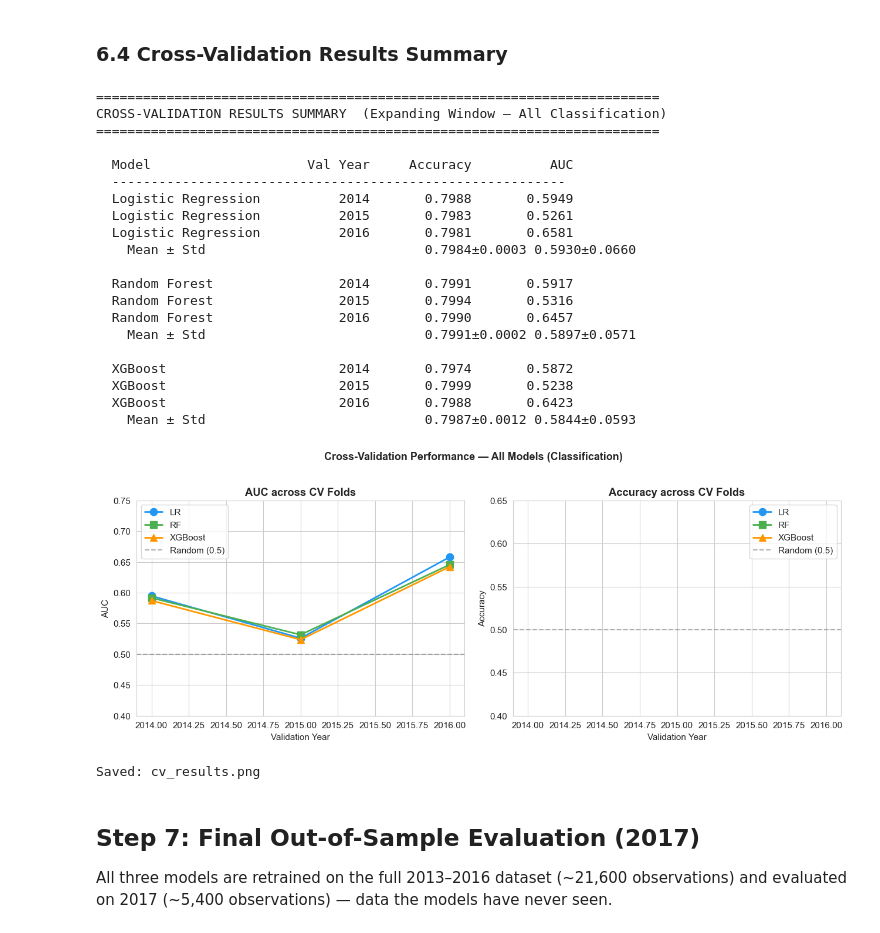
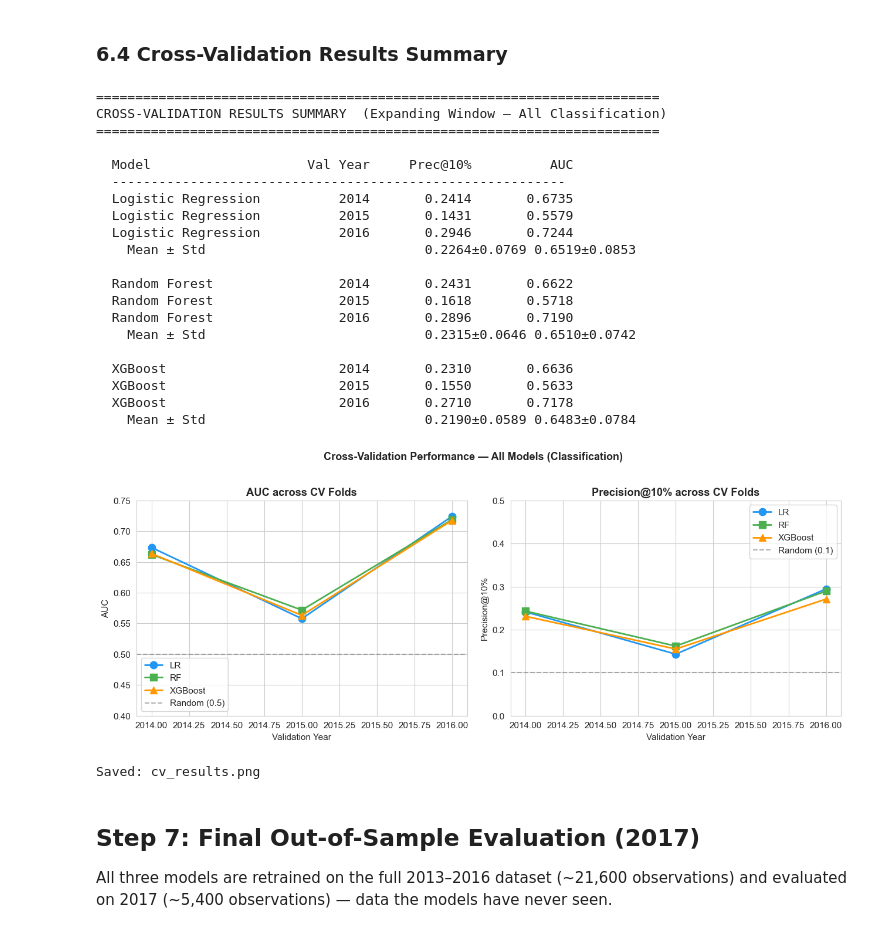
Before and after one commit to liuchy-jr/SP500-Equity-Selection-Using-ML, a Jupyter notebook: sp500_ml_project.ipynb, the cells around one changed output. Drawn from its saved outputs; the diff is of its cells as text; code cells hidden in the pictures.

```diff
--- a/sp500_ml_project.ipynb
+++ b/sp500_ml_project.ipynb
@@ -788,21 +944,19 @@ for train_yrs, val_yr in CV_FOLDS:
     rf = RandomForestClassifier(n_estimators=100, max_depth=max_d,
                                 min_samples_leaf=min_leaf, random_state=42, n_jobs=-1)
     rf.fit(X_tr, y_tr_c)
-    prob = rf.predict_proba(X_va)[:, 1]   # probability of being in top-20% (training label threshold)
-    pred = (prob >= 0.5).astype(int)
-
-    acc = accuracy_score(y_va_c, pred)
+    prob = rf.predict_proba(X_va)[:, 1]   # probability of being in top-10% (training label threshold)
+    prec = precision_at_k(y_va_c, prob)
     auc = roc_auc_score(y_va_c, prob)
-    rf_cv_results.append({'val_year': val_yr, 'accuracy': acc, 'auc': auc})
+    rf_cv_results.append({'val_year': val_yr, 'prec_at_k': prec, 'auc': auc})
     # Store probability scores, actual 3-month forward returns, and ym for month-by-month portfolio
     rf_val_preds[val_yr] = {'tickers': va_df['ticker'].values,
                             'score':   prob,
                             'actual':  y_va_r,
                             'ym':      va_df['ym'].values}
-    print(f'  Val {val_yr}:  Accuracy = {acc:.4f}  |  AUC = {auc:.4f}')
+    print(f'  Val {val_yr}:  Prec@10% = {prec:.4f}  |  AUC = {auc:.4f}')
 
 rf_cv_df = pd.DataFrame(rf_cv_results)
-print(f'\n  Mean Accuracy : {rf_cv_df.accuracy.mean():.4f} +/- {rf_cv_df.accuracy.std():.4f}')
+print(f'\n  Mean Prec@10% : {rf_cv_df.prec_at_k.mean():.4f} +/- {rf_cv_df.prec_at_k.std():.4f}')
 print(f'  Mean AUC      : {rf_cv_df.auc.mean():.4f} +/- {rf_cv_df.auc.std():.4f}')
 # %% [output]
 Random Forest CV Results  (max_depth=3, min_leaf=10)
@@ -866,20 +1020,18 @@ if XGB_AVAILABLE:
             use_label_encoder=False, eval_metric='logloss', random_state=42)
         model.fit(X_tr, y_tr_c)
         prob = model.predict_proba(X_va)[:, 1]
-        pred = (prob >= 0.5).astype(int)
-
-        acc = accuracy_score(y_va_c, pred)
+        prec = precision_at_k(y_va_c, prob)
         auc = roc_auc_score(y_va_c, prob)
-        xgb_cv_results.append({'val_year': val_yr, 'accuracy': acc, 'auc': auc})
+        xgb_cv_results.append({'val_year': val_yr, 'prec_at_k': prec, 'auc': auc})
         # Store probability scores, actual 3-month forward returns, and ym for month-by-month portfolio
         xgb_val_preds[val_yr] = {'tickers': va_df['ticker'].values,
                                   'score':   prob,
                                   'actual':  y_va_r,
                                   'ym':      va_df['ym'].values}
-        print(f'  Val {val_yr}:  Accuracy = {acc:.4f}  |  AUC = {auc:.4f}')
+        print(f'  Val {val_yr}:  Prec@10% = {prec:.4f}  |  AUC = {auc:.4f}')
 
     xgb_cv_df = pd.DataFrame(xgb_cv_results)
-    print(f'\n  Mean Accuracy : {xgb_cv_df.accuracy.mean():.4f} +/- {xgb_cv_df.accuracy.std():.4f}')
+    print(f'\n  Mean Prec@10% : {xgb_cv_df.prec_at_k.mean():.4f} +/- {xgb_cv_df.prec_at_k.std():.4f}')
     print(f'  Mean AUC      : {xgb_cv_df.auc.mean():.4f} +/- {xgb_cv_df.auc.std():.4f}')
 
 else:
@@ -915,15 +1067,15 @@ print('=' * 72)
 print('CROSS-VALIDATION RESULTS SUMMARY  (Expanding Window — All Classification)')
 print('=' * 72)
 
-print(f'\n  {"Model":<22} {"Val Year":>10} {"Accuracy":>12} {"AUC":>12}')
+print(f'\n  {"Model":<22} {"Val Year":>10} {"Prec@10%":>12} {"AUC":>12}')
 print('  ' + '-' * 58)
 
 # Logistic Regression
 for _, row in lr_cv_df.iterrows():
     print(f'  {"Logistic Regression":<22} {int(row.val_year):>10} '
-          f'{row.accuracy:>12.4f} {row.auc:>12.4f}')
+          f'{row.prec_at_k:>12.4f} {row.auc:>12.4f}')
 print(f'  {"  Mean ± Std":<22} {"":>10} '
-      f'{lr_cv_df.accuracy.mean():>12.4f}±{lr_cv_df.accuracy.std():.4f} '
+      f'{lr_cv_df.prec_at_k.mean():>12.4f}±{lr_cv_df.prec_at_k.std():.4f} '
       f'{lr_cv_df.auc.mean():>6.4f}±{lr_cv_df.auc.std():.4f}')
 
 print()
@@ -931,9 +1083,9 @@ print()
 # Random Forest
 for _, row in rf_cv_df.iterrows():
     print(f'  {"Random Forest":<22} {int(row.val_year):>10} '
-          f'{row.accuracy:>12.4f} {row.auc:>12.4f}')
+          f'{row.prec_at_k:>12.4f} {row.auc:>12.4f}')
 print(f'  {"  Mean ± Std":<22} {"":>10} '
-      f'{rf_cv_df.accuracy.mean():>12.4f}±{rf_cv_df.accuracy.std():.4f} '
+      f'{rf_cv_df.prec_at_k.mean():>12.4f}±{rf_cv_df.prec_at_k.std():.4f} '
       f'{rf_cv_df.auc.mean():>6.4f}±{rf_cv_df.auc.std():.4f}')
 
 # XGBoost
@@ -941,31 +1093,31 @@ if XGB_AVAILABLE and xgb_cv_df is not None:
     print()
     for _, row in xgb_cv_df.iterrows():
         print(f'  {"XGBoost":<22} {int(row.val_year):>10} '
-              f'{row.accuracy:>12.4f} {row.auc:>12.4f}')
+              f'{row.prec_at_k:>12.4f} {row.auc:>12.4f}')
     print(f'  {"  Mean ± Std":<22} {"":>10} '
-          f'{xgb_cv_df.accuracy.mean():>12.4f}±{xgb_cv_df.accuracy.std():.4f} '
+          f'{xgb_cv_df.prec_at_k.mean():>12.4f}±{xgb_cv_df.prec_at_k.std():.4f} '
           f'{xgb_cv_df.auc.mean():>6.4f}±{xgb_cv_df.auc.std():.4f}')
 # %% [output]
 ========================================================================
 CROSS-VALIDATION RESULTS SUMMARY  (Expanding Window — All Classification)
 ========================================================================
 
-  Model                    Val Year     Accuracy          AUC
+  Model                    Val Year     Prec@10%          AUC
   ----------------------------------------------------------
-  Logistic Regression          2014       0.7988       0.5949
-  Logistic Regression          2015       0.7983       0.5261
-  Logistic Regression          2016       0.7981       0.6581
-    Mean ± Std                            0.7984±0.0003 0.5930±0.0660
+  Logistic Regression          2014       0.2414       0.6735
+  Logistic Regression          2015       0.1431       0.5579
+  Logistic Regression          2016       0.2946       0.7244
+    Mean ± Std                            0.2264±0.0769 0.6519±0.0853
 
-  Random Forest                2014       0.7991       0.5917
-  Random Forest                2015       0.7994       0.5316
-  Random Forest                2016       0.7990       0.6457
-    Mean ± Std                            0.7991±0.0002 0.5897±0.0571
+  Random Forest                2014       0.2431       0.6622
+  Random Forest                2015       0.1618       0.5718
+  Random Forest                2016       0.2896       0.7190
+    Mean ± Std                            0.2315±0.0646 0.6510±0.0742
 
-  XGBoost                      2014       0.7974       0.5872
-  XGBoost                      2015       0.7999       0.5238
-  XGBoost                      2016       0.7988       0.6423
-    Mean ± Std                            0.7987±0.0012 0.5844±0.0593
+  XGBoost                      2014       0.2310       0.6636
+  XGBoost                      2015       0.1550       0.5633
+  XGBoost                      2016       0.2710       0.7178
+    Mean ± Std                            0.2190±0.0589 0.6483±0.0784
 # %%
 fig, axes = plt.subplots(1, 2, figsize=(13, 5))
 
@@ -974,41 +1126,41 @@ ax = axes[0]
 ax.plot(lr_cv_df['val_year'],  lr_cv_df['auc'],  'o-', color='#2196F3',
         label='LR',      linewidth=2, markersize=9)
 ax.plot(rf_cv_df['val_year'],  rf_cv_df['auc'],  's-', color='#4CAF50',
         label='RF',      linewidth=2, markersize=9)
 if XGB_AVAILABLE and xgb_cv_df is not None:
     ax.plot(xgb_cv_df['val_year'], xgb_cv_df['auc'], '^-', color='#FF9800',
             label='XGBoost', linewidth=2, markersize=9)
 ax.axhline(0.5, color='gray', linestyle='--', alpha=0.6, label='Random (0.5)')
 ax.set_title('AUC across CV Folds', fontweight='bold')
 ax.set_xlabel('Validation Year')
 ax.set_ylabel('AUC')
 ax.set_ylim(0.4, 0.75)
 ax.legend()
 
 # ── Right: Accuracy across folds for all models ───────────────────────────────
 ax = axes[1]
-ax.plot(lr_cv_df['val_year'],  lr_cv_df['accuracy'],  'o-', color='#2196F3',
+ax.plot(lr_cv_df['val_year'],  lr_cv_df['prec_at_k'],  'o-', color='#2196F3',
         label='LR',      linewidth=2, markersize=9)
-ax.plot(rf_cv_df['val_year'],  rf_cv_df['accuracy'],  's-', color='#4CAF50',
+ax.plot(rf_cv_df['val_year'],  rf_cv_df['prec_at_k'],  's-', color='#4CAF50',
         label='RF',      linewidth=2, markersize=9)
 if XGB_AVAILABLE and xgb_cv_df is not None:
-    ax.plot(xgb_cv_df['val_year'], xgb_cv_df['accuracy'], '^-', color='#FF9800',
+    ax.plot(xgb_cv_df['val_year'], xgb_cv_df['prec_at_k'], '^-', color='#FF9800',
             label='XGBoost', linewidth=2, markersize=9)
-ax.axhline(0.5, color='gray', linestyle='--', alpha=0.6, label='Random (0.5)')
-ax.set_title('Accuracy across CV Folds', fontweight='bold')
+ax.axhline(0.1, color='gray', linestyle='--', alpha=0.6, label='Random (0.1)')
+ax.set_title('Precision@10% across CV Folds', fontweight='bold')
 ax.set_xlabel('Validation Year')
-ax.set_ylabel('Accuracy')
-ax.set_ylim(0.4, 0.65)
+ax.set_ylabel('Precision@10%')
+ax.set_ylim(0.0, 0.5)
 ax.legend()
 
 plt.suptitle('Cross-Validation Performance — All Models (Classification)',
              fontsize=13, fontweight='bold', y=1.02)
 plt.tight_layout()
 plt.savefig('cv_results.png', bbox_inches='tight')
 plt.show()
 print('Saved: cv_results.png')
 # %% [output]
-[figure, old version]
+[figure, new version]
 Saved: cv_results.png
 # %% [markdown]
 ## Step 7: Final Out-of-Sample Evaluation (2017)
```
Also changed, not shown: parts of 27 cells of this notebook, 13 other files.
